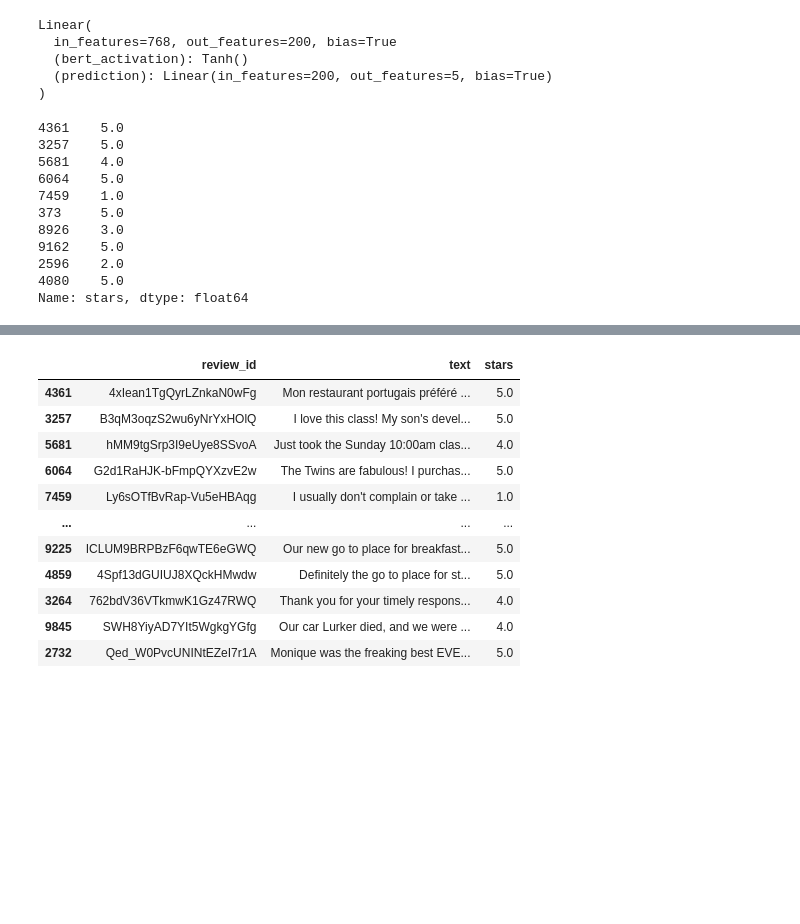
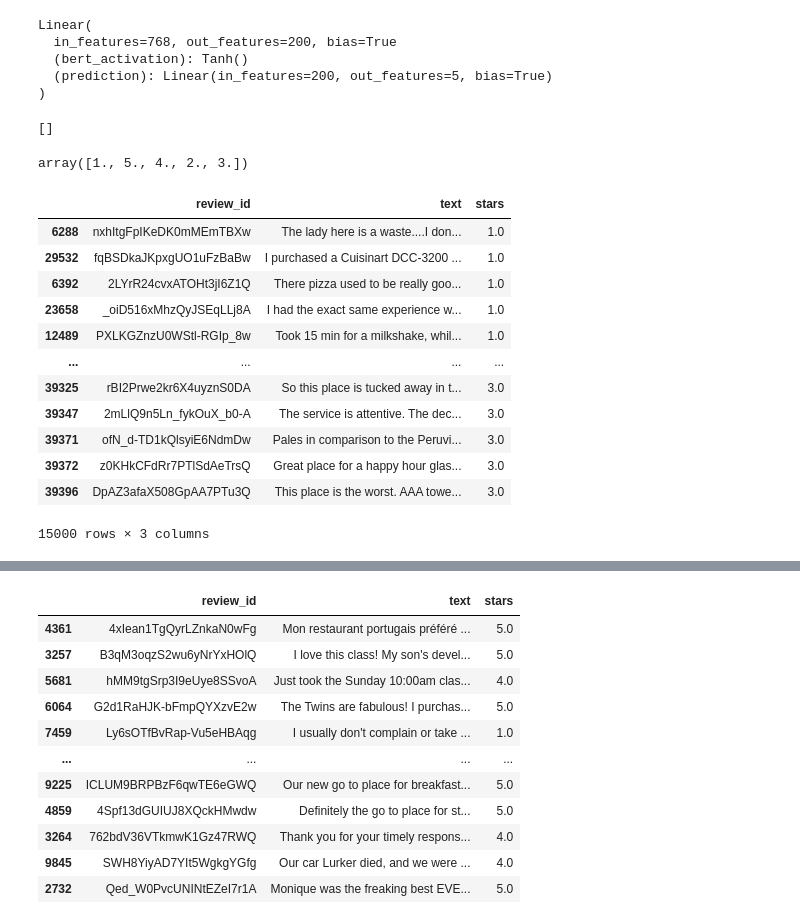
Before and after one commit to RainbowCat/cs182-nlp, a Jupyter notebook: cs182-nlp-chandana.ipynb, the cells around one changed output, grey strips where cells are left out. Drawn from its saved outputs; the diff is of its cells as text; code cells hidden in the pictures; blank space fills up the shorter version.

```diff
--- a/cs182-nlp-chandana.ipynb
+++ b/cs182-nlp-chandana.ipynb
@@ -411,18 +416,28 @@ def get_features(df, text_col, label_col):
     dataset = TensorDataset(all_input_ids, all_attention_mask, all_labels)
     return dataset
+# %%
+print([i for i in test_reviews['stars'].to_list() if not isinstance(i, float)])
+# %% [output]
+[]
 # %%
-test_reviews['stars'][0:10]
+test_reviews['stars'].unique()
 # %% [output]
-4361    5.0
-3257    5.0
-5681    4.0
-6064    5.0
-7459    1.0
-373     5.0
-8926    3.0
-9162    5.0
-2596    2.0
-4080    5.0
-Name: stars, dtype: float64
+array([1., 5., 4., 2., 3.])
+# %%
+train_reviews
+# %% [output]
+|  | review_id | text | stars |
+| 6288 | nxhItgFpIKeDK0mMEmTBXw | The lady here is a waste....I don... | 1.0 |
+| 29532 | fqBSDkaJKpxgUO1uFzBaBw | I purchased a Cuisinart DCC-3200 ... | 1.0 |
+| 6392 | 2LYrR24cvxATOHt3jI6Z1Q | There pizza used to be really goo... | 1.0 |
+| 23658 | _oiD516xMhzQyJSEqLLj8A | I had the exact same experience w... | 1.0 |
+| 12489 | PXLKGZnzU0WStl-RGIp_8w | Took 15 min for a milkshake, whil... | 1.0 |
+| ... | ... | ... | ... |
+| 39325 | rBI2Prwe2kr6X4uyznS0DA | So this place is tucked away in t... | 3.0 |
+| 39347 | 2mLlQ9n5Ln_fykOuX_b0-A | The service is attentive. The dec... | 3.0 |
+| 39371 | ofN_d-TD1kQlsyiE6NdmDw | Pales in comparison to the Peruvi... | 3.0 |
+| 39372 | z0KHkCFdRr7PTlSdAeTrsQ | Great place for a happy hour glas... | 3.0 |
+| 39396 | DpAZ3afaX508GpAA7PTu3Q | This place is the worst. AAA towe... | 3.0 |
+15000 rows × 3 columns
 # %%
 from torch.utils.data import TensorDataset, DataLoader
```
Also changed, not shown: parts of 27 cells of this notebook, 4 other files.
